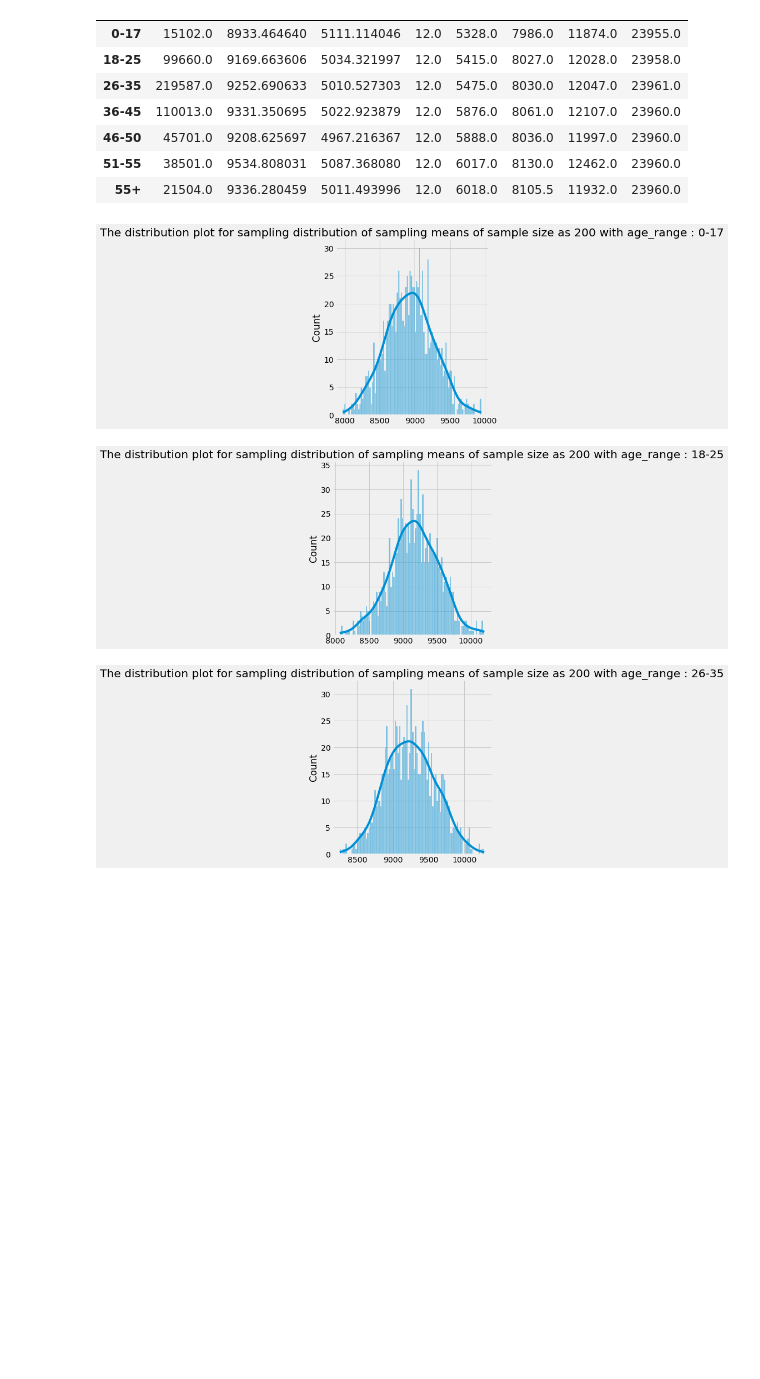
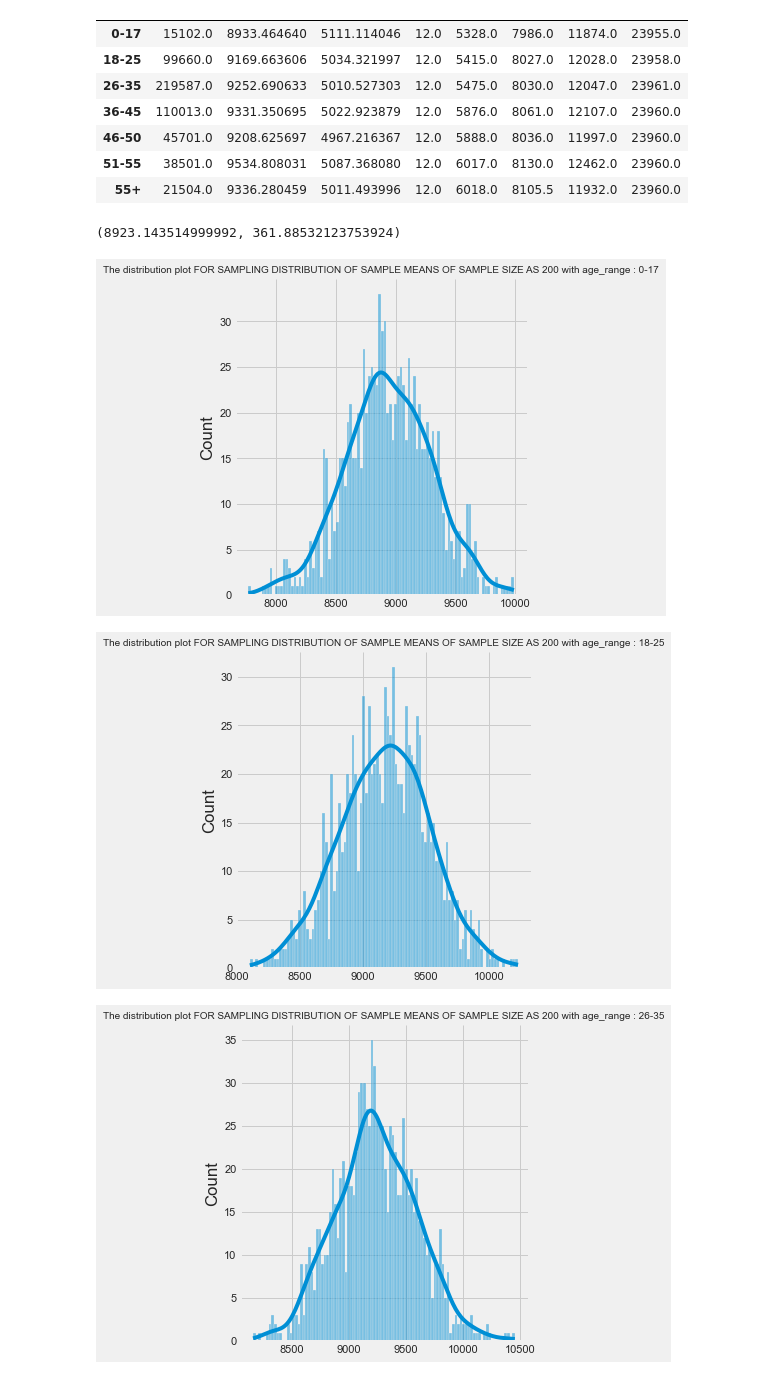
Before and after one commit to sameerudgirkar/DSML-Projects, a Jupyter notebook: Walmart Business Case Study/Walmart Business Case Study - (Confidence Interval and CLT).ipynb, the cells around one changed output. Drawn from its saved outputs; the diff is of its cells as text; code cells hidden in the pictures; blank space fills up the shorter version.

```diff
--- a/Walmart Business Case Study/Walmart Business Case Study - (Confidence Interval and CLT).ipynb
+++ b/Walmart Business Case Study/Walmart Business Case Study - (Confidence Interval and CLT).ipynb
@@ -659,44 +1009,3 @@ The mean of the purchase done by All unmarried singles will lie in the range (83
 The mean of the purchase done by All married couples will lie in the range (8825.36, 9727.32) with 90%
 The mean of the purchase done by All married couples will lie in the range (8585.78, 9966.91) with 95%
 The mean of the purchase done by All married couples will lie in the range (8367.34, 10185.35) with 99%
-# %%
-import matplotlib.style as style
-style.use('fivethirtyeight')
-
-mu_unmarr = 9268
-mu_marr = 9276
-sd_unmarr = 365
-sd_marr = 352
-
-for i in [0.9, 0.95, 0.99]:
-
-    ci1 = stats.norm.interval(i, loc=mu_unmarr, scale=sd_unmarr)
-    ci2 = stats.norm.interval(i, loc=mu_marr, scale=sd_marr)
-
-    def returnNormalY(x, mu, sd):
-        return 1/(sd * np.sqrt(2 * np.pi)) * np.exp(-(x - mu)**2 / (2 * sd**2))
-
-    # Generate Data for Plot
-    # Fill Section
-    x1 = np.linspace(ci1[0], ci1[1], 1000)
-    y1 = returnNormalY(x1, mu_unmarr, sd_unmarr)
-    x2 = np.linspace(ci2[0], ci2[1], 1000)
-    y2 = returnNormalY(x2, mu_marr, sd_marr)
-    # Line Section
-    x1_line = np.linspace(0, 17)
-    y1_line = returnNormalY(x1_line, mu_unmarr, sd_unmarr)
-    x2_line = np.linspace(9, 25)
-    y2_line = returnNormalY(x2_line, mu_marr, sd_marr)
-
-    # Generate Plot
-    fig, ax = plt.subplots()
-    ax.plot(x1_line, y1_line)
-    ax.plot(x2_line, y2_line)
-    ax.fill_between(x1, y1, alpha=0.3)
-    ax.fill_between(x2, y2, alpha=0.3)
-
-    # Plot Editing
-    fig.set_size_inches(8, 6, forward=False)
-    ax.set_yticklabels([])
-    plt.title(f"Overlapping Confidence Intervals for {i *100} % confidence")
-    plt.show()
@@ -741,10 +1051,15 @@ age_list=['0-17', '18-25', '26-35', '36-45', '46-50', '51-55', '55+']
+# %%
+pd.Series(age_Range_Expense_Mean).mean(),pd.Series(age_Range_Expense_Mean).std()
+# %% [output]
+(8923.143514999992, 361.88532123753924)
 # %%
+age_list =['0-17', '18-25', '26-35', '36-45', '46-50', '51-55', '55+']
 for i in age_list:
     age_Range_Expense_Mean = [walmart_df[walmart_df['Age'] == i]['Purchase'].sample(200).mean() for j in range(1000)]
     sns.displot(age_Range_Expense_Mean, bins = 100, kde = True)
-    plt.title(f"The distribution plot for sampling distribution of sampling means of sample size as 200 with age_range : {i}")
+    plt.title(f"The distribution plot FOR SAMPLING DISTRIBUTION OF SAMPLE MEANS OF SAMPLE SIZE AS 200 with age_range : {i}", size = 10)
     plt.show()
 # %% [output]
-[figure, old version]
+[figure, new version]
-[figure, old version]
+[figure, new version]
-[figure, old version]
+[figure, new version]
```
Also changed, not shown: parts of 93 cells of this notebook, 1 other file.
